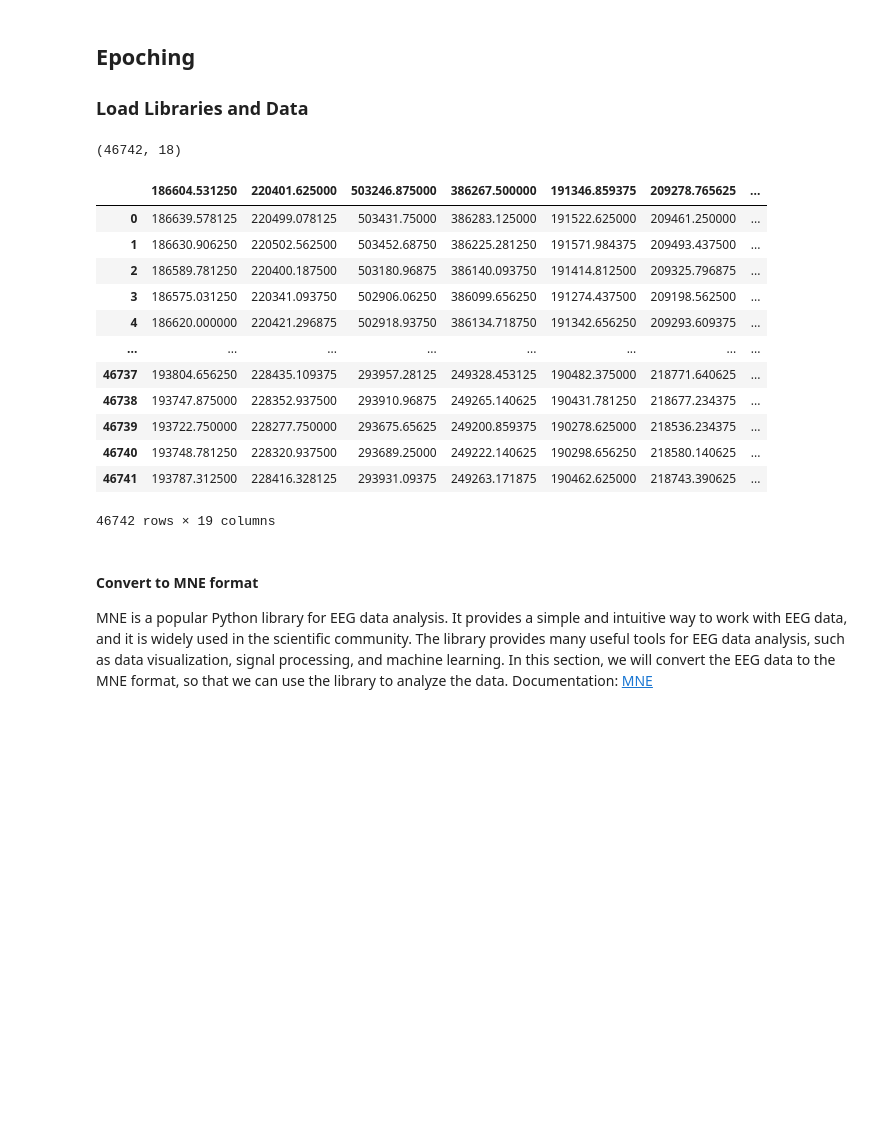
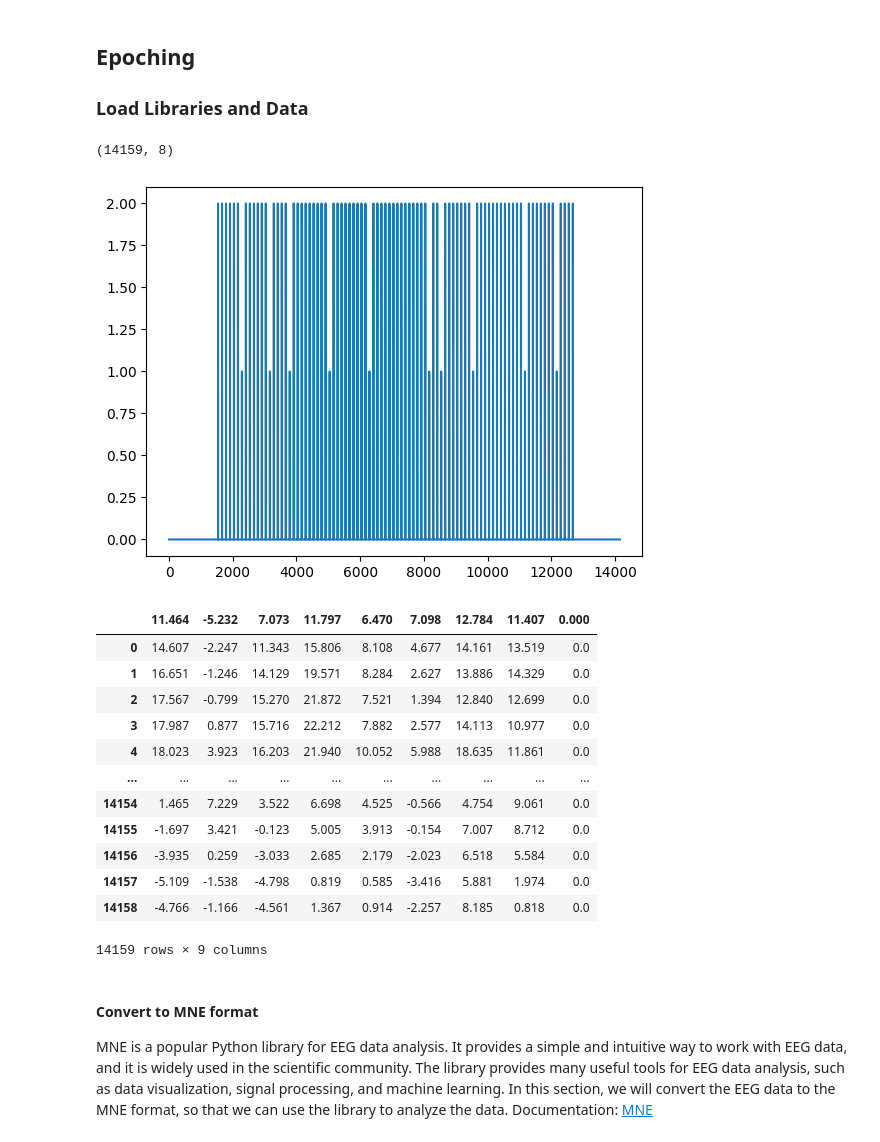
Before and after one commit to BRomans/Workshop-DemyBCI2025, a Jupyter notebook: notebooks/1_p300_introduction.ipynb, the cells around one changed output. Saved outputs shown, nothing was run; the diff lists cells and outputs as text; code cells hidden in the pictures; blank space fills up the shorter version.

```diff
--- a/notebooks/1_p300_introduction.ipynb
+++ b/notebooks/1_p300_introduction.ipynb
@@ -41,32 +47,33 @@ path_mount = ''
 # %%
 
 from brainflow import BoardIds
 fs = 250
 chs = ["Fz", "C3", "Cz", "C4", "Pz", "PO7", "Oz", "PO8"]
 
 
-eeg, trigger, dataframe = load_data("../data/test.csv", fs=fs, skiprows=5, delimiter='\t')
+eeg, trigger, dataframe = load_data("../data/aep/auditory_erp_eyes_closed_S1.csv", fs=fs, skiprows=5, delimiter=',')
 print(eeg.shape)
 eeg = eeg[:, 0:8]
 trigger[trigger > 2] = 0
 plt.plot(trigger)
 plt.show()
 dataframe
 # %% [output]
-(46742, 18)
+(14159, 8)
+[figure, added]
-|  | 186604.531250 | 220401.625000 | 503246.875000 | 386267.500000 | 191346.859375 | 209278.765625 | ... |
-| 0 | 186639.578125 | 220499.078125 | 503431.75000 | 386283.125000 | 191522.625000 | 209461.250000 | ... |
-| 1 | 186630.906250 | 220502.562500 | 503452.68750 | 386225.281250 | 191571.984375 | 209493.437500 | ... |
-| 2 | 186589.781250 | 220400.187500 | 503180.96875 | 386140.093750 | 191414.812500 | 209325.796875 | ... |
-| 3 | 186575.031250 | 220341.093750 | 502906.06250 | 386099.656250 | 191274.437500 | 209198.562500 | ... |
-| 4 | 186620.000000 | 220421.296875 | 502918.93750 | 386134.718750 | 191342.656250 | 209293.609375 | ... |
-| ... | ... | ... | ... | ... | ... | ... | ... |
-| 46737 | 193804.656250 | 228435.109375 | 293957.28125 | 249328.453125 | 190482.375000 | 218771.640625 | ... |
-| 46738 | 193747.875000 | 228352.937500 | 293910.96875 | 249265.140625 | 190431.781250 | 218677.234375 | ... |
-| 46739 | 193722.750000 | 228277.750000 | 293675.65625 | 249200.859375 | 190278.625000 | 218536.234375 | ... |
-| 46740 | 193748.781250 | 228320.937500 | 293689.25000 | 249222.140625 | 190298.656250 | 218580.140625 | ... |
-| 46741 | 193787.312500 | 228416.328125 | 293931.09375 | 249263.171875 | 190462.625000 | 218743.390625 | ... |
+|  | 11.464 | -5.232 | 7.073 | 11.797 | 6.470 | 7.098 | 12.784 | 11.407 | 0.000 |
+| 0 | 14.607 | -2.247 | 11.343 | 15.806 | 8.108 | 4.677 | 14.161 | 13.519 | 0.0 |
+| 1 | 16.651 | -1.246 | 14.129 | 19.571 | 8.284 | 2.627 | 13.886 | 14.329 | 0.0 |
+| 2 | 17.567 | -0.799 | 15.270 | 21.872 | 7.521 | 1.394 | 12.840 | 12.699 | 0.0 |
+| 3 | 17.987 | 0.877 | 15.716 | 22.212 | 7.882 | 2.577 | 14.113 | 10.977 | 0.0 |
+| 4 | 18.023 | 3.923 | 16.203 | 21.940 | 10.052 | 5.988 | 18.635 | 11.861 | 0.0 |
+| ... | ... | ... | ... | ... | ... | ... | ... | ... | ... |
+| 14154 | 1.465 | 7.229 | 3.522 | 6.698 | 4.525 | -0.566 | 4.754 | 9.061 | 0.0 |
+| 14155 | -1.697 | 3.421 | -0.123 | 5.005 | 3.913 | -0.154 | 7.007 | 8.712 | 0.0 |
+| 14156 | -3.935 | 0.259 | -3.033 | 2.685 | 2.179 | -2.023 | 6.518 | 5.584 | 0.0 |
+| 14157 | -5.109 | -1.538 | -4.798 | 0.819 | 0.585 | -3.416 | 5.881 | 1.974 | 0.0 |
+| 14158 | -4.766 | -1.166 | -4.561 | 1.367 | 0.914 | -2.257 | 8.185 | 0.818 | 0.0 |
-46742 rows × 19 columns
+14159 rows × 9 columns
 # %% [markdown]
 #### Convert to MNE format
 MNE is a popular Python library for EEG data analysis. It provides a simple and intuitive way to work with EEG data, and it is widely used in the scientific community. The library provides many useful tools for EEG data analysis, such as data visualization, signal processing, and machine learning. In this section, we will convert the EEG data to the MNE format, so that we can use the library to analyze the data.
```
Also changed, not shown: parts of 11 cells of this notebook.
